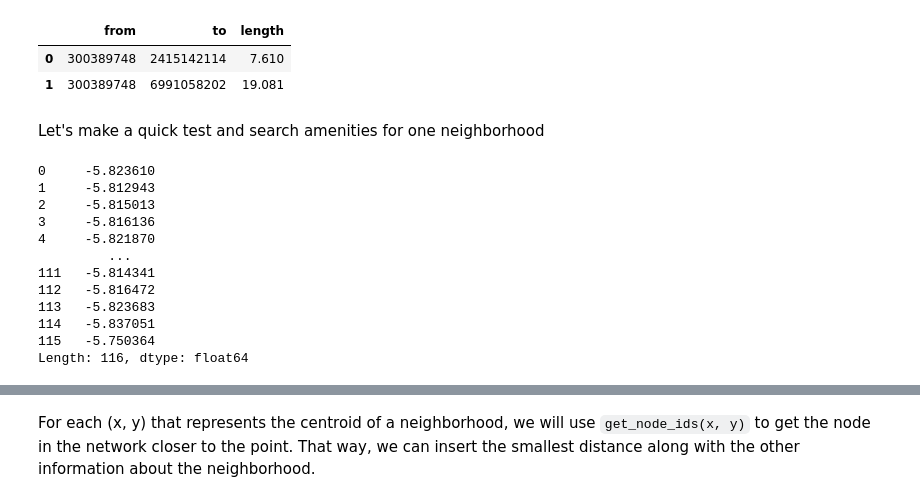
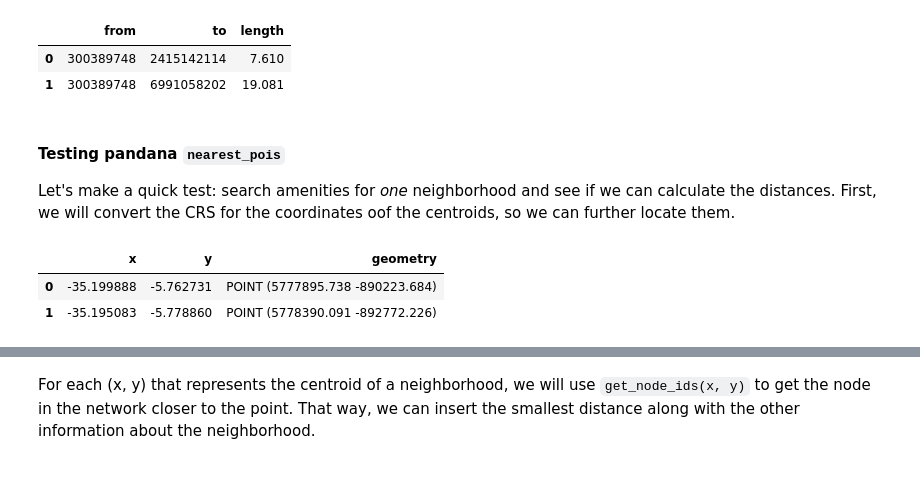
Before and after one commit to nymarya/fear-the-walking-distance, a Jupyter notebook: notebooks/1.0-ma-building-the-dataset.ipynb, the cells around one changed output, grey strips where cells are left out. Saved outputs shown, nothing was run; the diff lists cells and outputs as text; code cells hidden in the pictures; blank space fills up the shorter version.

```diff
--- a/notebooks/1.0-ma-building-the-dataset.ipynb
+++ b/notebooks/1.0-ma-building-the-dataset.ipynb
@@ -302,5 +296,8 @@ net.edges_df.head(2)
 |  | from | to | length |
 | 0 | 300389748 | 2415142114 | 7.610 |
 | 1 | 300389748 | 6991058202 | 19.081 |
-# %% [markdown]
-Let's make a quick test and search amenities for one neighborhood
+# %% [markdown]
+#### Testing pandana `nearest_pois`
+
+Let's make a quick test: search amenities for *one* neighborhood and see if we can calculate the distances.
+First, we will convert the CRS for the coordinates oof the centroids, so we can further locate them.
@@ -306,0 +308,7 @@ Let's make a quick test and search amenities for one neighborhood
+# %%
+geo_neighborhood_df = geo_neighborhood_df.to_crs("epsg:2019")
+geo_neighborhood_df.head(2)
+# %% [output]
+|  | x | y | geometry |
+| 0 | -35.199888 | -5.762731 | POINT (5777895.738 -890223.684) |
+| 1 | -35.195083 | -5.778860 | POINT (5778390.091 -892772.226) |
@@ -334,19 +346,4 @@ x_pois, y_pois = zip(*a.values.tolist())
 
 x_series = pd.Series(x_pois)
 y_series = pd.Series(y_pois)
-# %%
-x_series
-# %% [output]
-0     -5.823610
-1     -5.812943
-2     -5.815013
-3     -5.816136
-4     -5.821870
-         ...
-111   -5.814341
-112   -5.816472
-113   -5.823683
-114   -5.837051
-115   -5.750364
-Length: 116, dtype: float64
 # %%
```
Also changed, not shown: parts of 18 cells of this notebook.
